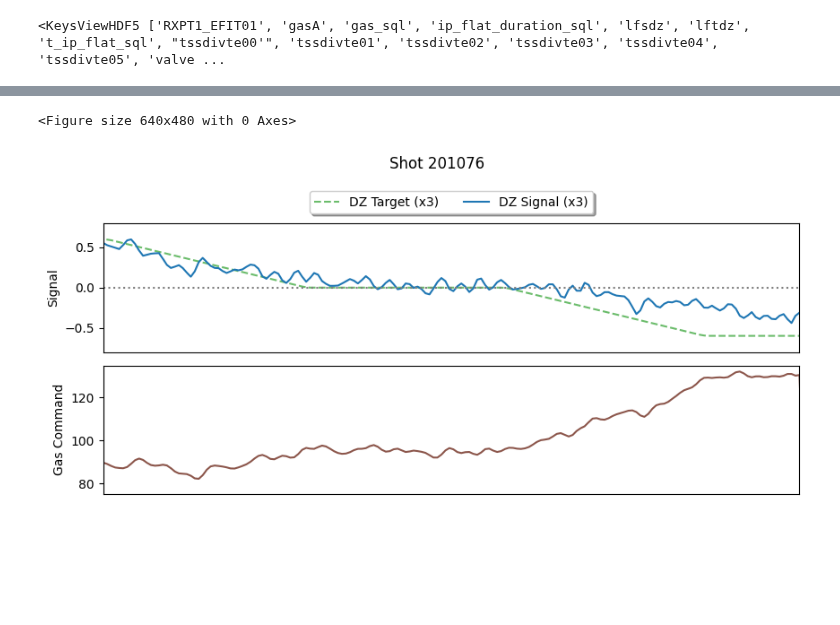
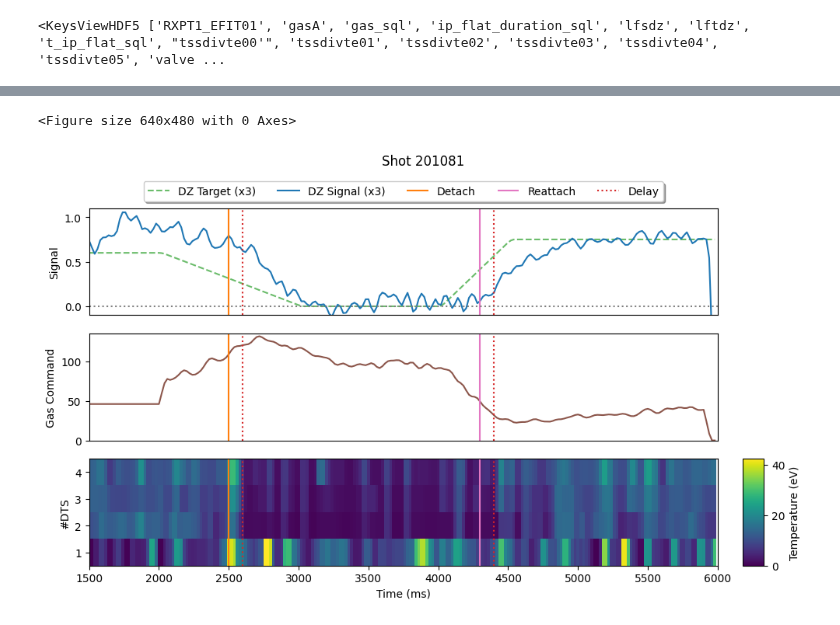
Before and after one commit to PlasmaControl/plasma-tv, a Jupyter notebook: notebooks/plotting_present.ipynb, the cells around one changed output, grey strips where cells are left out. Cells and saved outputs as stored; diff of their text form; code cells hidden in the pictures; blank space fills up the shorter version.

```diff
--- a/notebooks/plotting_present.ipynb
+++ b/notebooks/plotting_present.ipynb
@@ -40,66 +81,81 @@ median_filtered_thomson_dat = np.array([median_filter(thomson_dat[i], size=3) fo
 # %%
-detach = 2850
-attach = 4420
+shot = 201081
+thomson_dat = []
+shot_str = str(shot)
+# thomson_dat.append(data[shot_str]["tssdivte00'"][:])
+for i in range(1,5):
+    thomson_dat.append(data[shot_str][f'tssdivte0{str(i)}'][:])
+thomson_dat = np.array(thomson_dat)
+gas_dat = data[shot_str]['gasA'][:]
+lfsdz_dat = data[shot_str]['lfsdz'][:]
+lftdz_dat = data[shot_str]['lftdz'][:]
+x_pt = data[shot_str]['RXPT1_EFIT01'][:]
+times = data['times'][:]
+coords = data['spatial_coordinates'][:]
+median_filtered_thomson_dat = np.array([median_filter(thomson_dat[i], size=3) for i in range(4)])
+
+detach = 2500
+attach = 4300
 detachp100 = detach + 100
 attachp100 = attach + 100
-xlim = (2000, 5500)
+xlim = (1500, 6000)
 xlim[0], xlim[1]
 
 # Create figure and GridSpec layout
 plt.clf()
-fig = plt.figure(figsize=(9, 4))
-gs = gridspec.GridSpec(2, 2, width_ratios=[50, 1], height_ratios=[1, 1])
+fig = plt.figure(figsize=(10, 6))
+gs = gridspec.GridSpec(3, 2, width_ratios=[30, 1], height_ratios=[1, 1, 1])
 
 # First subplot (row 0, column 0)
-ax1ylim = (-0.8, 0.8)
+ax1ylim = (-0.1, 1.1)
 ax1 = plt.subplot(gs[0, 0])
 ax1.plot(times, lftdz_dat * 3, c='C2', alpha=0.7, linestyle='--', label='DZ Target (x3)')
 ax1.plot(times, lfsdz_dat * 3, label='DZ Signal (x3)')
-# ax1.vlines(detach, ax1ylim[0], ax1ylim[1], colors='C1', label='Detach')
-# ax1.vlines(attach, ax1ylim[0], ax1ylim[1], colors='C6', label='Reattach')
-# ax1.vlines(detachp100, ax1ylim[0], ax1ylim[1], colors='C3', linestyle='dotted',label='Delay')
-# ax1.vlines(attachp100, ax1ylim[0], ax1ylim[1], colors='C3', linestyle='dotted')
+ax1.vlines(detach, ax1ylim[0], ax1ylim[1], colors='C1', label='Detach')
+ax1.vlines(attach, ax1ylim[0], ax1ylim[1], colors='C6', label='Reattach')
+ax1.vlines(detachp100, ax1ylim[0], ax1ylim[1], colors='C3', linestyle='dotted',label='Delay')
+ax1.vlines(attachp100, ax1ylim[0], ax1ylim[1], colors='C3', linestyle='dotted')
 ax1.hlines(0, xlim[0], xlim[1], colors='C7', linestyle='dotted')
 ax1.set_xlim(xlim[0], xlim[1])
 ax1.set_ylim(ax1ylim[0], ax1ylim[1])
 ax1.set_xticks([])
 ax1.set_ylabel('Signal')
 ax1.legend(loc='upper center', bbox_to_anchor=(0.5, 1.3), fancybox=True, shadow=True, ncol=5)
 
 # Second subplot (row 1, column 0)
-ax2ylim = (75, 135)
+ax2ylim = (0, 135)
 ax2 = plt.subplot(gs[1, 0])
 ax2.plot(times, gas_dat, c='C5')
-# ax2.vlines(detach, ax2ylim[0], ax2ylim[1], colors='C1', label='Detach')
-# ax2.vlines(attach, ax2ylim[0], ax2ylim[1], colors='C6', label='Reattach')
-# ax2.vlines(detachp100, ax2ylim[0], ax2ylim[1], colors='C3', linestyle='dotted')
-# ax2.vlines(attachp100, ax2ylim[0], ax2ylim[1], colors='C3', linestyle='dotted')
+ax2.vlines(detach, ax2ylim[0], ax2ylim[1], colors='C1', label='Detach')
+ax2.vlines(attach, ax2ylim[0], ax2ylim[1], colors='C6', label='Reattach')
+ax2.vlines(detachp100, ax2ylim[0], ax2ylim[1], colors='C3', linestyle='dotted')
+ax2.vlines(attachp100, ax2ylim[0], ax2ylim[1], colors='C3', linestyle='dotted')
 ax2.set_xlim(xlim[0], xlim[1])
 ax2.set_ylim(ax2ylim[0], ax2ylim[1])
 ax2.set_xticks([])
 ax2.set_ylabel('Gas Command')
 
 # # Third subplot (row 2, column 0)
-# ax3 = plt.subplot(gs[2, 0])
-# cax = ax3.pcolormesh(times, np.arange(1, 5), median_filtered_thomson_dat, cmap='viridis')
-# ax3.vlines(detach, 0.5, 4.5, colors='C1', label='Detach')
-# # ax3.vlines(attach, 0.5, 4.5, colors='C6', label='Reattach')
-# ax3.vlines(detachp100, 0.5, 4.5, colors='C3', linestyle='dotted')
-# # ax3.vlines(attachp100, 0.5, 4.5, colors='C3', linestyle='dotted')
-# ax3.set_yticks(np.arange(1, 5))
-# ax3.set_xlim(xlim[0], xlim[1])
-# ax3.set_xlabel('Time (ms)')
-# ax3.set_ylabel('#DTS')
+ax3 = plt.subplot(gs[2, 0])
+cax = ax3.pcolormesh(times, np.arange(1, 5), median_filtered_thomson_dat, cmap='viridis')
+ax3.vlines(detach, 0.5, 4.5, colors='C1', label='Detach')
+ax3.vlines(attach, 0.5, 4.5, colors='C6', label='Reattach')
+ax3.vlines(detachp100, 0.5, 4.5, colors='C3', linestyle='dotted')
+ax3.vlines(attachp100, 0.5, 4.5, colors='C3', linestyle='dotted')
+ax3.set_yticks(np.arange(1, 5))
+ax3.set_xlim(xlim[0], xlim[1])
+ax3.set_xlabel('Time (ms)')
+ax3.set_ylabel('#DTS')
 
 # # Colorbar (row 0-2, column 1)
-# cbar_ax = plt.subplot(gs[2, 1])  # Use the same row as ax3 (row 2)
-# fig.colorbar(cax, cax=cbar_ax, orientation='vertical')
-# cbar_ax.set_ylabel('Temperature (eV)')
+cbar_ax = plt.subplot(gs[2, 1])  # Use the same row as ax3 (row 2)
+fig.colorbar(cax, cax=cbar_ax, orientation='vertical')
+cbar_ax.set_ylabel('Temperature (eV)')
 
 # Set the overall title and adjust layout
 fig.suptitle('Shot ' + shot_str)
 plt.tight_layout()
 plt.show()
 # %% [output]
 <Figure size 640x480 with 0 Axes>
-[figure, old version]
+[figure, new version]
```
Also changed, not shown: parts of 5 cells of this notebook, 25 other files.
